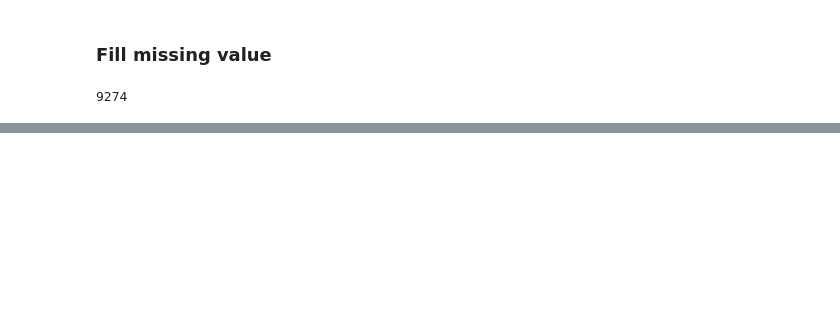
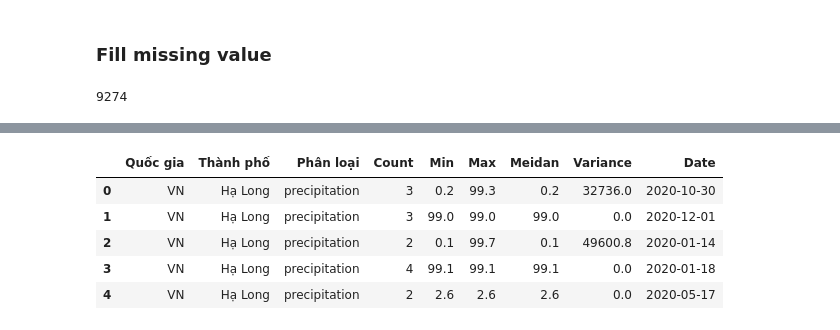
Before and after one commit to Kha7734/DataVisualizationFinalProject, a Jupyter notebook: crawl.ipynb, the cells around one changed output, grey strips where cells are left out. Saved outputs shown, nothing was run; the diff lists cells and outputs as text; code cells hidden in the pictures; blank space fills up the shorter version.

```diff
--- a/crawl.ipynb
+++ b/crawl.ipynb
@@ -458,0 +797,20 @@ df.to_csv("final-data/aqi_vietnam_2020_2023.csv", index=False)
+# %%
+df_vn_20 = pd.read_csv("temp_data/data/aqi_vietnam_2020.csv")
+
+# Drop columns '_id'
+df_vn_20.drop(columns=["_id"], inplace=True)
+
+# Reformat Ngày from 2020-10-30T00:00:00 to 2020-10-30
+df_vn_20["Date"] = pd.to_datetime(df_vn_20["Ngày"]).dt.strftime("%Y-%m-%d")
+
+# Drop column Ngày
+df_vn_20.drop(columns=["Ngày"], inplace=True)
+# %%
+df_vn_20.head()
+# %% [output]
+|  | Quốc gia | Thành phố | Phân loại | Count | Min | Max | Meidan | Variance | Date |
+| 0 | VN | Hạ Long | precipitation | 3 | 0.2 | 99.3 | 0.2 | 32736.0 | 2020-10-30 |
+| 1 | VN | Hạ Long | precipitation | 3 | 99.0 | 99.0 | 99.0 | 0.0 | 2020-12-01 |
+| 2 | VN | Hạ Long | precipitation | 2 | 0.1 | 99.7 | 0.1 | 49600.8 | 2020-01-14 |
+| 3 | VN | Hạ Long | precipitation | 4 | 99.1 | 99.1 | 99.1 | 0.0 | 2020-01-18 |
+| 4 | VN | Hạ Long | precipitation | 2 | 2.6 | 2.6 | 2.6 | 0.0 | 2020-05-17 |
```
Also changed, not shown: parts of 27 cells of this notebook, 6 other files.
